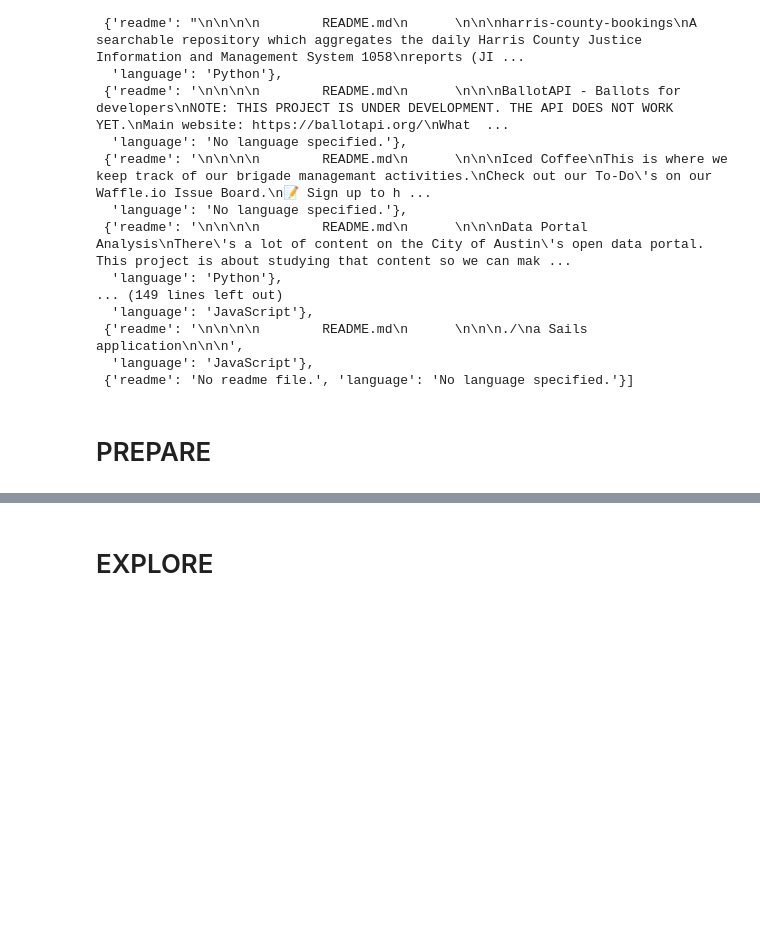
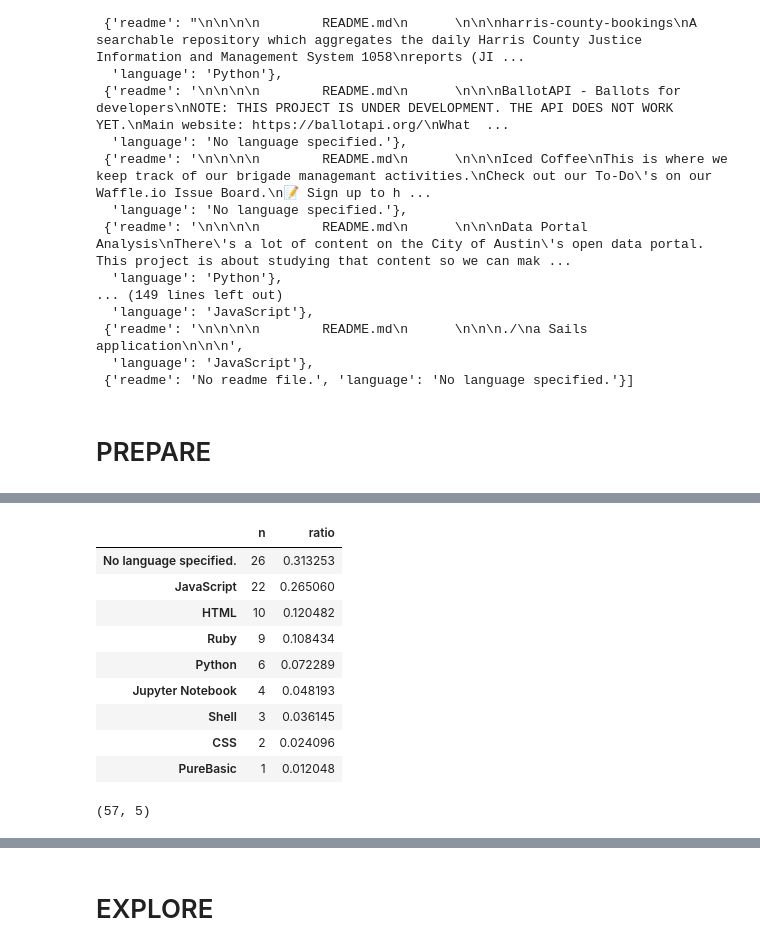
Before and after one commit to ecdedios/ds-methodologies-exercises, a Jupyter notebook: nlp/project.ipynb, the cells around one changed output, grey strips where cells are left out. Saved outputs shown, nothing was run; the diff lists cells and outputs as text; code cells hidden in the pictures; blank space fills up the shorter version.

```diff
--- a/nlp/project.ipynb
+++ b/nlp/project.ipynb
@@ -294,0 +304,16 @@ Removed 1 stopwords
+# %%
+languages = pd.concat([df.language.value_counts(),
+                    df.language.value_counts(normalize=True)], axis=1)
+languages.columns = ['n', 'ratio']
+languages
+# %% [output]
+|  | n | ratio |
+| No language specified. | 26 | 0.313253 |
+| JavaScript | 22 | 0.265060 |
+| HTML | 10 | 0.120482 |
+| Ruby | 9 | 0.108434 |
+| Python | 6 | 0.072289 |
+| Jupyter Notebook | 4 | 0.048193 |
+| Shell | 3 | 0.036145 |
+| CSS | 2 | 0.024096 |
+| PureBasic | 1 | 0.012048 |
@@ -294,0 +323,4 @@ Removed 1 stopwords
+# %%
+df.shape
+# %% [output]
+(57, 5)
```
Also changed, not shown: parts of 9 cells of this notebook, 1 other file.
